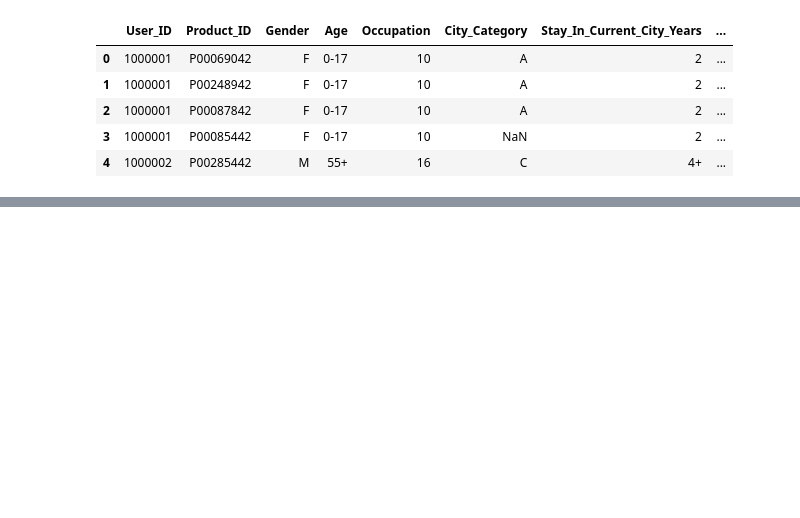
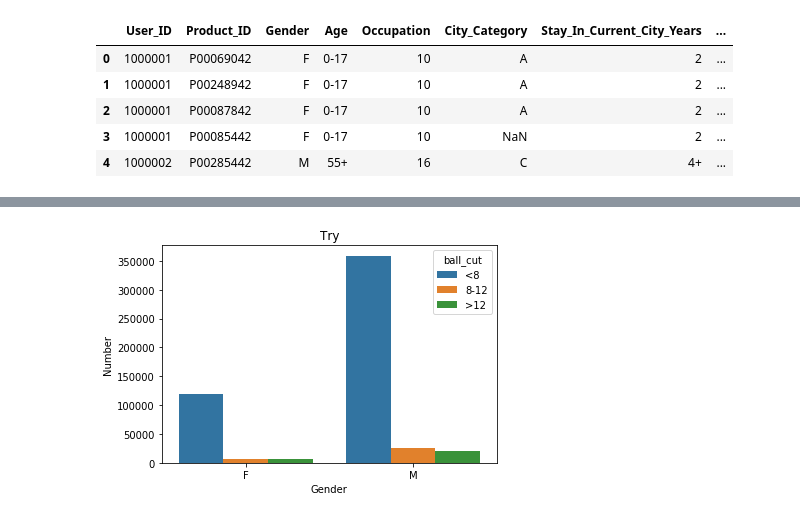
Before and after one commit to avani1998/SLLab, a Jupyter notebook: DataScience/BlackFriday.ipynb, the cells around one changed output, grey strips where cells are left out. Cells and saved outputs as stored; diff of their text form; code cells hidden in the pictures; blank space fills up the shorter version.

```diff
--- a/DataScience/BlackFriday.ipynb
+++ b/DataScience/BlackFriday.ipynb
@@ -69,3 +59,7 @@ df.head()
 # %%
-df['City_Category']=df['City_Category'].map({'A':'Metro Cities', 'B':'Small Towns', 'C':'Villages', 'X' :'X' })
-df.head()
+df['City_Category']=df['City_Category'].map({
+    'A':'Metro Cities',
+    'B':'Small Towns',
+    'C':'Villages',
+    'X':'Unknown'
+})
@@ -103 +120,10 @@ df=pd.read_csv('datasets/BlackFriday.csv')
+# %%
+interval=(0,8,12,24)
+categories=['<8','8-12','>12']
+df['ball_cut']=pd.cut(df['Baseball Caps'],interval,labels=categories)
+ax=sns.countplot(x='Gender',hue='ball_cut',data=df)
+ax.set(title='Try',xlabel='Gender',ylabel='Number')
+plt.show()
+# %% [output]
+[figure, added]
 # %%
```
Also changed, not shown: parts of 18 cells of this notebook.
